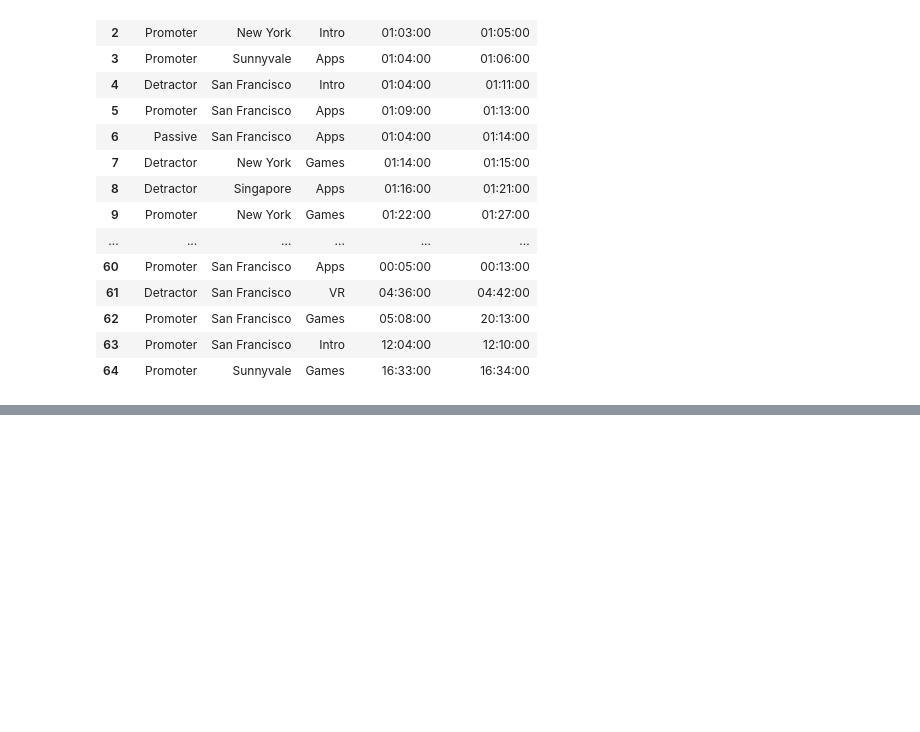
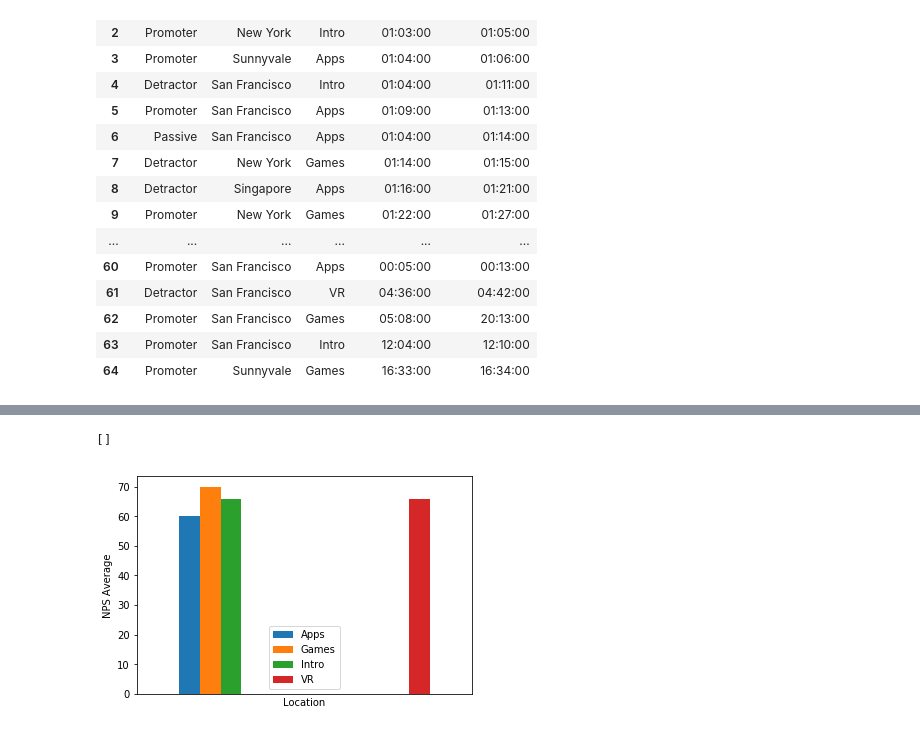
Before and after one commit to Meeshbhoombah/summerize, a Jupyter notebook: week_8_analysis.ipynb, the cells around one changed output, grey strips where cells are left out. Cells and saved outputs as stored; diff of their text form; code cells hidden in the pictures; blank space fills up the shorter version.

```diff
--- a/week_8_analysis.ipynb
+++ b/week_8_analysis.ipynb
@@ -130,0 +124,11 @@ IndexError: only integers, slices (`:`), ellipsis (`...`), numpy.newaxis (`None`
+# %%
+nps_track_ave = [{'Apps': 60, 'Games': 70, 'Intro': 66}, {'VR': 66 }]
+track_df = pd.DataFrame(nps_track_ave)
+
+ax = track_df.plot(kind='bar')
+ax.set_xlabel('Location')
+ax.set_ylabel('NPS Average')
+ax.set_xticks([])
+# %% [output]
+[]
+[figure, added]
```
Also changed, not shown: parts of 3 cells of this notebook.
